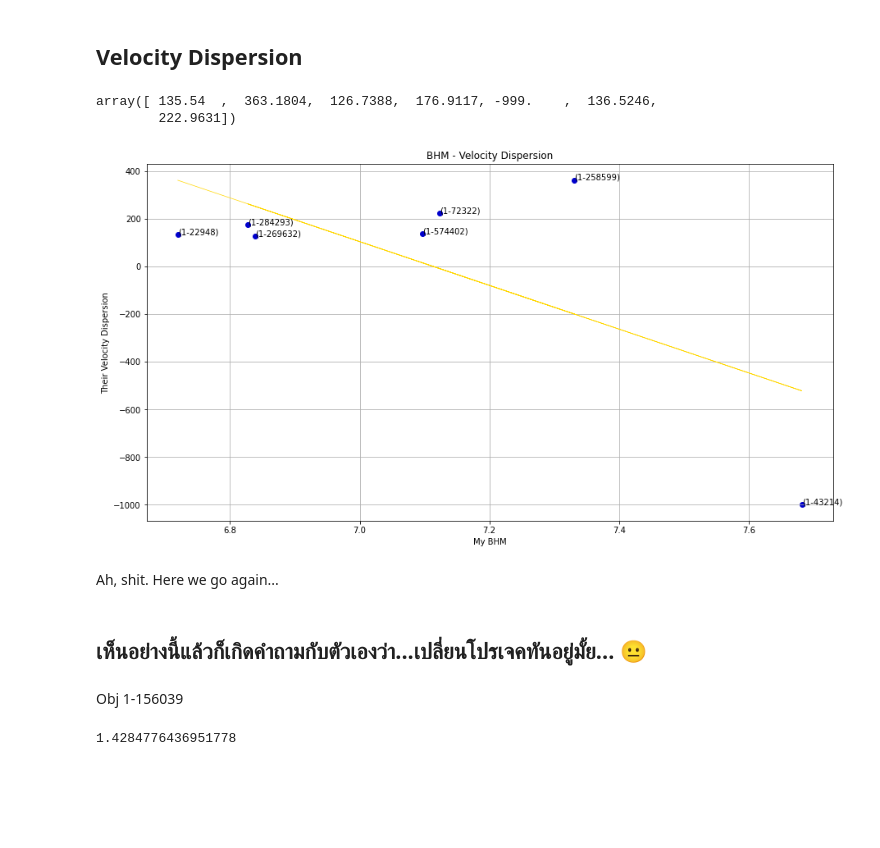
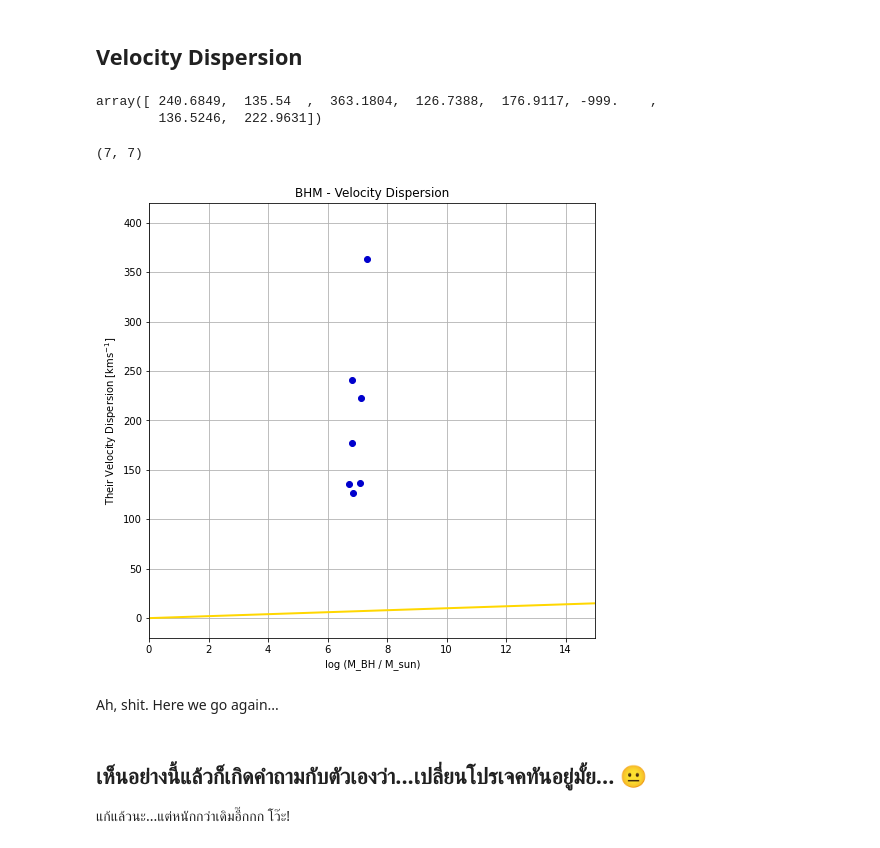
Before and after one commit to Natacha-U/Snr-Prj, a Jupyter notebook: Display_Results.ipynb, the cells around one changed output. Drawn from its saved outputs; the diff is of its cells as text; code cells hidden in the pictures; blank space fills up the shorter version.

```diff
--- a/Display_Results.ipynb
+++ b/Display_Results.ipynb
@@ -4,7 +4,8 @@ import matplotlib.pyplot as plt
 from io import StringIO
 import pandas as pd
 # %%
-mangaid = ['1-22948',
+mangaid = ['1-156039',
+           '1-22948',
            '1-258599',
            '1-269632',
            '1-284293',
@@ -318,7 +336,7 @@ df2.loc[df2['mangaid'] == mangaid[6]]
 
 17. **stellar_sigma_1re** = Flux-weighted mean stellar velocity dispersion of all spaxels within 1 R_{e}.
 # %%
-index = [8, 84, 165, 54, 30, 31, 34]
+index = [68, 8, 84, 165, 54, 30, 31, 34]
 # %%
 df_ldist = df1[['ldist_nsa_z']]
 df_flux = df1[['emline_sflux_tot_oiii_5008']]
@@ -430,26 +460,40 @@ plt.legend()
 file_vdis = np.array([df_vdis.loc[index[num]][0] for num in range(len(mangaid))])
 file_vdis
 # %% [output]
-array([ 135.54  ,  363.1804,  126.7388,  176.9117, -999.    ,  136.5246,
-        222.9631])
+array([ 240.6849,  135.54  ,  363.1804,  126.7388,  176.9117, -999.    ,
+        136.5246,  222.9631])
+# %%
+file_vdis_copy = np.delete(file_vdis, 5)
+# file_vdis_copy = np.log10(file_vdis_copy)
+bhm_copy = np.delete(BHM, 5)
+mangaid_copy = np.delete(mangaid, 5)
+len(file_vdis_copy), len(bhm_copy)
+# %% [output]
+(7, 7)
 # %%
-plt.figure(figsize = (15,8))
+plt.figure(figsize = (8,8))
 plt.grid()
-plt.ylabel('Their Velocity Dispersion')
-plt.xlabel('My BHM')
+plt.ylabel('Their Velocity Dispersion [kms$^{-1}$]')
+plt.xlabel('log (M_BH / M_sun)')
 plt.title('BHM - Velocity Dispersion')
-plt.scatter(BHM, file_vdis, marker = 'o', color = 'mediumblue')
+plt.scatter(bhm_copy, file_vdis_copy, marker = 'o', color = 'mediumblue')
 
-a, b = np.polyfit(BHM, file_vdis, 1)
-plt.plot(BHM, a*BHM + b, linewidth = 0.7, color = 'gold')
+plt.plot([0,400], [0,400], color = 'gold', linewidth = 2)
+plt.xlim(0,15)
+# plt.ylim(1,3)
 
-for i in range(len(mangaid)):
-    plt.text(BHM[i], file_vdis[i], '({})'.format(mangaid[i]))
+# a, b = np.polyfit(bhm_copy, file_vdis_copy, 1)
+# plt.plot(bhm_copy, a*bhm_copy + b, linewidth = 0.7, color = 'gold')
+
+# for i in range(len(mangaid_copy)):
+#     plt.text(bhm_copy[i], file_vdis_copy[i], '({})'.format(mangaid[i]))
+
+# plt.savefig('Images/BHM_vdis.png', bbox_inches = 'tight')
 # %% [output]
-[figure, old version]
+[figure, new version]
 # %% [markdown]
 Ah, shit. Here we go again...
 # %% [markdown]
 ## เห็นอย่างนี้แล้วก็เกิดคำถามกับตัวเองว่า...เปลี่ยนโปรเจคทันอยู่มั้ย... 😐
+
+แก้แล้วนะ...แต่หนักกว่าเดิมอี๊กกก โว๊ะ!
-# %% [markdown]
-Obj 1-156039
@@ -459,4 +499,0 @@ LumDist_156039 = 533.1
-# %%
-533.1/373.1945
-# %% [output]
-1.4284776436951778
```
Also changed, not shown: parts of 36 cells of this notebook.
